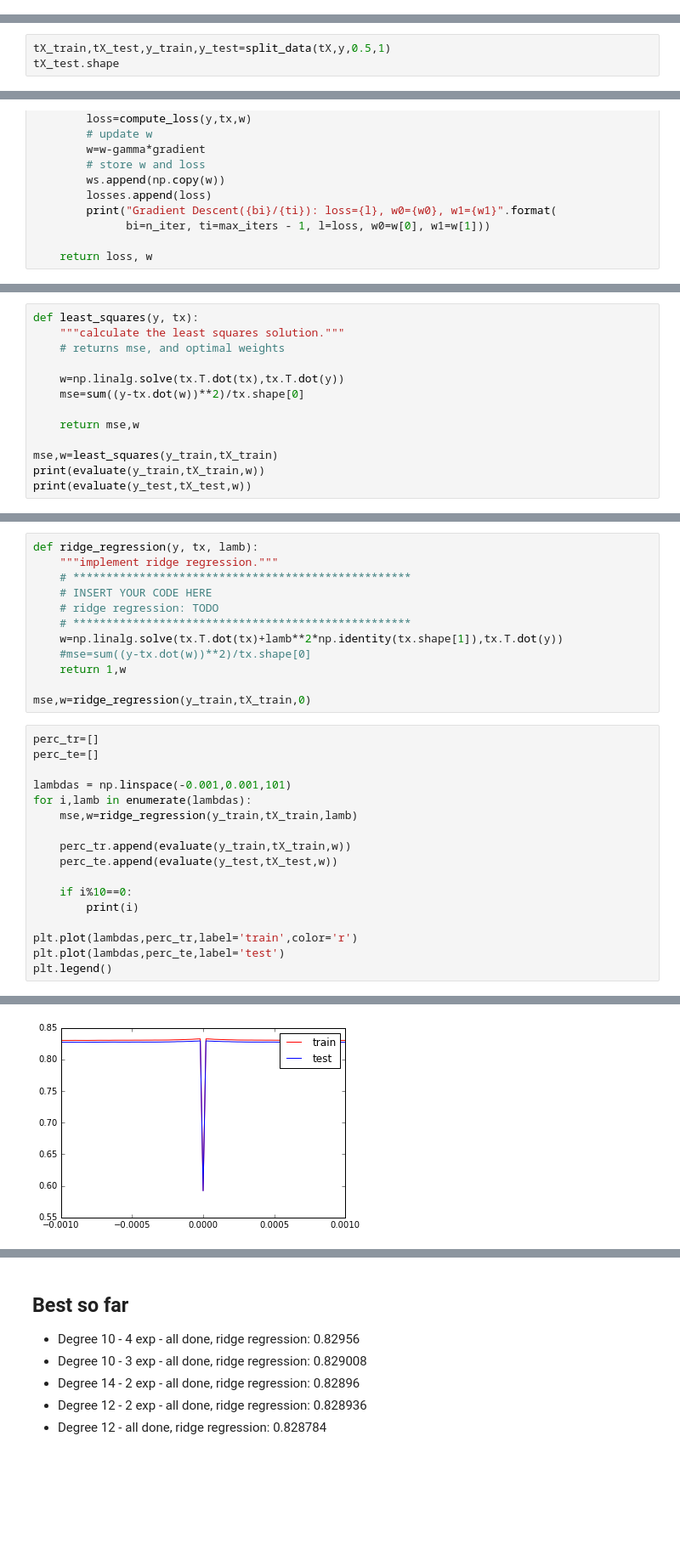
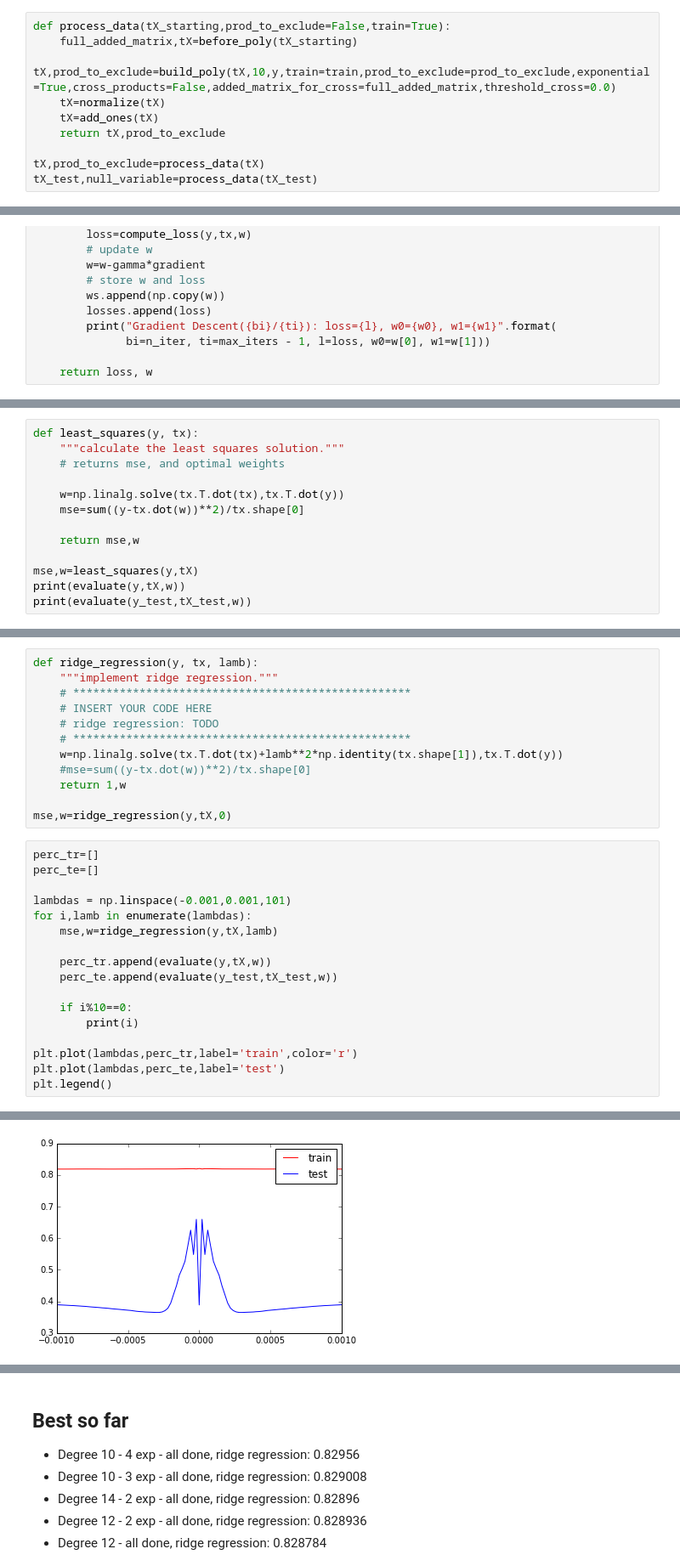
Before and after one commit to deatinor/MachineLearningP1, a Jupyter notebook: scripts/project1.ipynb, the cells around one changed output, grey strips where cells are left out. Shown at 85% size. Cells and saved outputs as stored; diff of their text form; blank space fills up the shorter version.

Commit message:
Splitted data in a better way

```diff
--- a/scripts/project1.ipynb
+++ b/scripts/project1.ipynb
@@ -312,0 +229,10 @@ if ones:
+# %%
+def process_data(tX_starting,prod_to_exclude=False,train=True):
+    full_added_matrix,tX=before_poly(tX_starting)
+    tX,prod_to_exclude=build_poly(tX,10,y,train=train,prod_to_exclude=prod_to_exclude,exponential=True,cross_products=False,added_matrix_for_cross=full_added_matrix,threshold_cross=0.0)
+    tX=normalize(tX)
+    tX=add_ones(tX)
+    return tX,prod_to_exclude
+
+tX,prod_to_exclude=process_data(tX)
+tX_test,null_variable=process_data(tX_test)
@@ -333,3 +245,0 @@ def split_data(x, y, ratio, seed=1):
-# %%
-tX_train,tX_test,y_train,y_test=split_data(tX,y,0.5,1)
-tX_test.shape
@@ -485,7 +365,7 @@ def least_squares(y, tx):
 
     return mse,w
 
-mse,w=least_squares(y_train,tX_train)
-print(evaluate(y_train,tX_train,w))
+mse,w=least_squares(y,tX)
+print(evaluate(y,tX,w))
 print(evaluate(y_test,tX_test,w))
 # %% [output]
@@ -502,35 +382,35 @@ def ridge_regression(y, tx, lamb):
     #mse=sum((y-tx.dot(w))**2)/tx.shape[0]
     return 1,w
 
-mse,w=ridge_regression(y_train,tX_train,0)
+mse,w=ridge_regression(y,tX,0)
 # %%
 perc_tr=[]
 perc_te=[]
 
 lambdas = np.linspace(-0.001,0.001,101)
 for i,lamb in enumerate(lambdas):
-    mse,w=ridge_regression(y_train,tX_train,lamb)
+    mse,w=ridge_regression(y,tX,lamb)
 
-    perc_tr.append(evaluate(y_train,tX_train,w))
+    perc_tr.append(evaluate(y,tX,w))
     perc_te.append(evaluate(y_test,tX_test,w))
 
     if i%10==0:
         print(i)
 
 plt.plot(lambdas,perc_tr,label='train',color='r')
 plt.plot(lambdas,perc_te,label='test')
 plt.legend()
 # %% [output]
 0
 10
 20
 30
 40
 50
 60
 70
 80
 90
 100
 <matplotlib.legend.Legend at 0x...>
-[figure, old version]
+[figure, new version]
```
Also changed, not shown: parts of 44 cells of this notebook.
